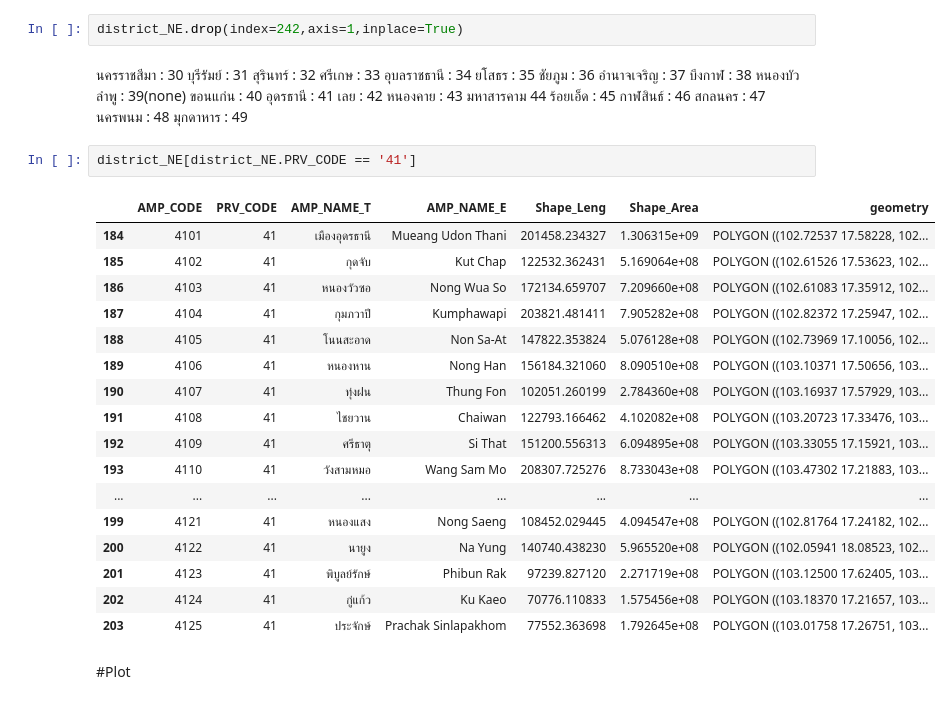
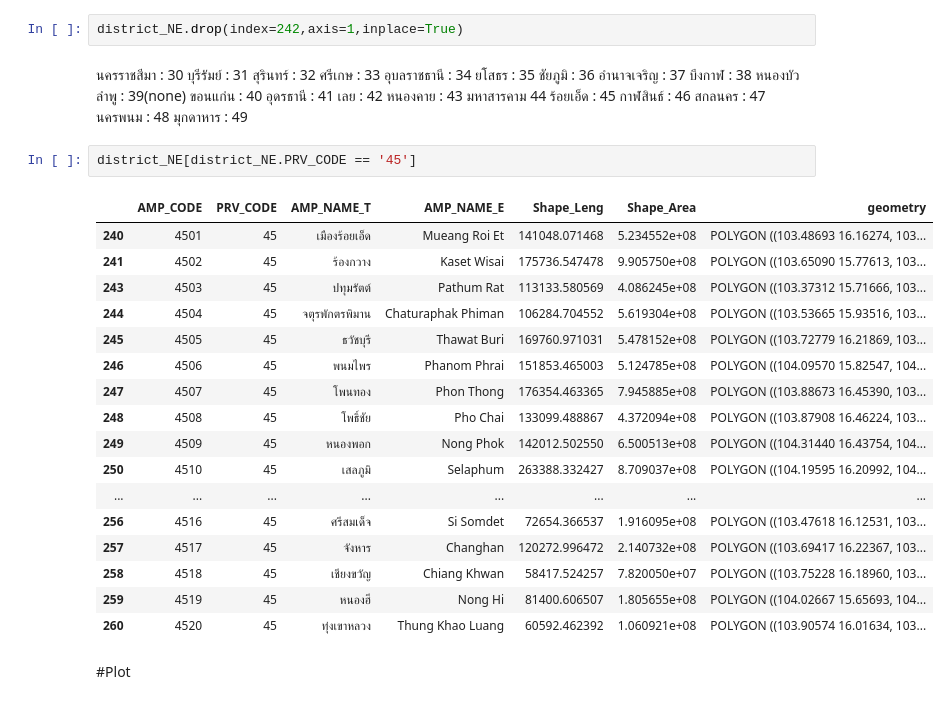
Before and after one commit to myNameIsPK/route_prediction, a Jupyter notebook: phase1/1.2/district_filterRoad.ipynb, the cells around one changed output. Drawn from its saved outputs; the diff is of its cells as text.

```diff
--- a/phase1/1.2/district_filterRoad.ipynb
+++ b/phase1/1.2/district_filterRoad.ipynb
@@ -240,7 +236,7 @@ district_NE.drop(index=242,axis=1,inplace=True)
 ศรีเกษ : 33
 อุบลราชธานี : 34
 ยโสธร : 35
-ชัยภูม : 36
+ชัยภูมิ : 36
 อำนาจเจริญ : 37
 บึงกาฬ : 38
 หนองบัวลำพู : 39(none)
@@ -255,25 +251,25 @@ district_NE.drop(index=242,axis=1,inplace=True)
 นครพนม : 48
 มุกดาหาร : 49
 # %%
-district_NE[district_NE.PRV_CODE == '41']
+district_NE[district_NE.PRV_CODE == '45']
 # %% [output]
 |  | AMP_CODE | PRV_CODE | AMP_NAME_T | AMP_NAME_E | Shape_Leng | Shape_Area | geometry |
-| 184 | 4101 | 41 | เมืองอุดรธานี | Mueang Udon Thani | 201458.234327 | 1.306315e+09 | POLYGON ((102.72537 17.58228, 102... |
-| 185 | 4102 | 41 | กุดจับ | Kut Chap | 122532.362431 | 5.169064e+08 | POLYGON ((102.61526 17.53623, 102... |
-| 186 | 4103 | 41 | หนองวัวซอ | Nong Wua So | 172134.659707 | 7.209660e+08 | POLYGON ((102.61083 17.35912, 102... |
-| 187 | 4104 | 41 | กุมภวาปี | Kumphawapi | 203821.481411 | 7.905282e+08 | POLYGON ((102.82372 17.25947, 102... |
-| 188 | 4105 | 41 | โนนสะอาด | Non Sa-At | 147822.353824 | 5.076128e+08 | POLYGON ((102.73969 17.10056, 102... |
-| 189 | 4106 | 41 | หนองหาน | Nong Han | 156184.321060 | 8.090510e+08 | POLYGON ((103.10371 17.50656, 103... |
-| 190 | 4107 | 41 | ทุ่งฝน | Thung Fon | 102051.260199 | 2.784360e+08 | POLYGON ((103.16937 17.57929, 103... |
-| 191 | 4108 | 41 | ไชยวาน | Chaiwan | 122793.166462 | 4.102082e+08 | POLYGON ((103.20723 17.33476, 103... |
-| 192 | 4109 | 41 | ศรีธาตุ | Si That | 151200.556313 | 6.094895e+08 | POLYGON ((103.33055 17.15921, 103... |
-| 193 | 4110 | 41 | วังสามหมอ | Wang Sam Mo | 208307.725276 | 8.733043e+08 | POLYGON ((103.47302 17.21883, 103... |
+| 240 | 4501 | 45 | เมืองร้อยเอ็ด | Mueang Roi Et | 141048.071468 | 5.234552e+08 | POLYGON ((103.48693 16.16274, 103... |
+| 241 | 4502 | 45 | ร้องกวาง | Kaset Wisai | 175736.547478 | 9.905750e+08 | POLYGON ((103.65090 15.77613, 103... |
+| 243 | 4503 | 45 | ปทุมรัตต์ | Pathum Rat | 113133.580569 | 4.086245e+08 | POLYGON ((103.37312 15.71666, 103... |
+| 244 | 4504 | 45 | จตุรพักตรพิมาน | Chaturaphak Phiman | 106284.704552 | 5.619304e+08 | POLYGON ((103.53665 15.93516, 103... |
+| 245 | 4505 | 45 | ธวัชบุรี | Thawat Buri | 169760.971031 | 5.478152e+08 | POLYGON ((103.72779 16.21869, 103... |
+| 246 | 4506 | 45 | พนมไพร | Phanom Phrai | 151853.465003 | 5.124785e+08 | POLYGON ((104.09570 15.82547, 104... |
+| 247 | 4507 | 45 | โพนทอง | Phon Thong | 176354.463365 | 7.945885e+08 | POLYGON ((103.88673 16.45390, 103... |
+| 248 | 4508 | 45 | โพธิ์ชัย | Pho Chai | 133099.488867 | 4.372094e+08 | POLYGON ((103.87908 16.46224, 103... |
+| 249 | 4509 | 45 | หนองพอก | Nong Phok | 142012.502550 | 6.500513e+08 | POLYGON ((104.31440 16.43754, 104... |
+| 250 | 4510 | 45 | เสลภูมิ | Selaphum | 263388.332427 | 8.709037e+08 | POLYGON ((104.19595 16.20992, 104... |
 | ... | ... | ... | ... | ... | ... | ... | ... |
-| 199 | 4121 | 41 | หนองแสง | Nong Saeng | 108452.029445 | 4.094547e+08 | POLYGON ((102.81764 17.24182, 102... |
-| 200 | 4122 | 41 | นายูง | Na Yung | 140740.438230 | 5.965520e+08 | POLYGON ((102.05941 18.08523, 102... |
-| 201 | 4123 | 41 | พิบูลย์รักษ์ | Phibun Rak | 97239.827120 | 2.271719e+08 | POLYGON ((103.12500 17.62405, 103... |
-| 202 | 4124 | 41 | กู่แก้ว | Ku Kaeo | 70776.110833 | 1.575456e+08 | POLYGON ((103.18370 17.21657, 103... |
-| 203 | 4125 | 41 | ประจักษ์ | Prachak Sinlapakhom | 77552.363698 | 1.792645e+08 | POLYGON ((103.01758 17.26751, 103... |
+| 256 | 4516 | 45 | ศรีสมเด็จ | Si Somdet | 72654.366537 | 1.916095e+08 | POLYGON ((103.47618 16.12531, 103... |
+| 257 | 4517 | 45 | จังหาร | Changhan | 120272.996472 | 2.140732e+08 | POLYGON ((103.69417 16.22367, 103... |
+| 258 | 4518 | 45 | เชียงขวัญ | Chiang Khwan | 58417.524257 | 7.820050e+07 | POLYGON ((103.75228 16.18960, 103... |
+| 259 | 4519 | 45 | หนองฮี | Nong Hi | 81400.606507 | 1.805655e+08 | POLYGON ((104.02667 15.65693, 104... |
+| 260 | 4520 | 45 | ทุ่งเขาหลวง | Thung Khao Luang | 60592.462392 | 1.060921e+08 | POLYGON ((103.90574 16.01634, 103... |
 # %% [markdown]
 #Plot
 # %%
```
Also changed, not shown: parts of 15 cells of this notebook.
